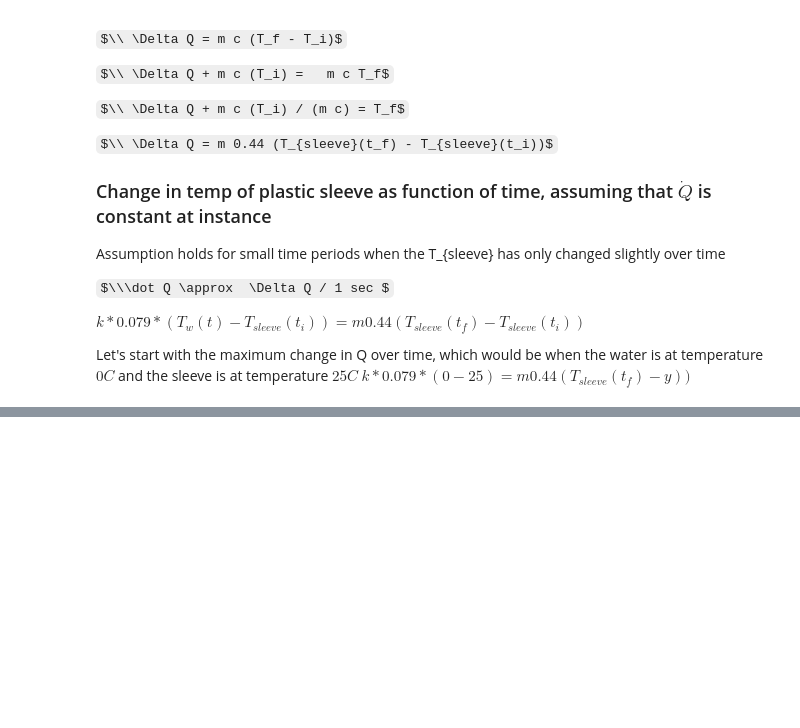
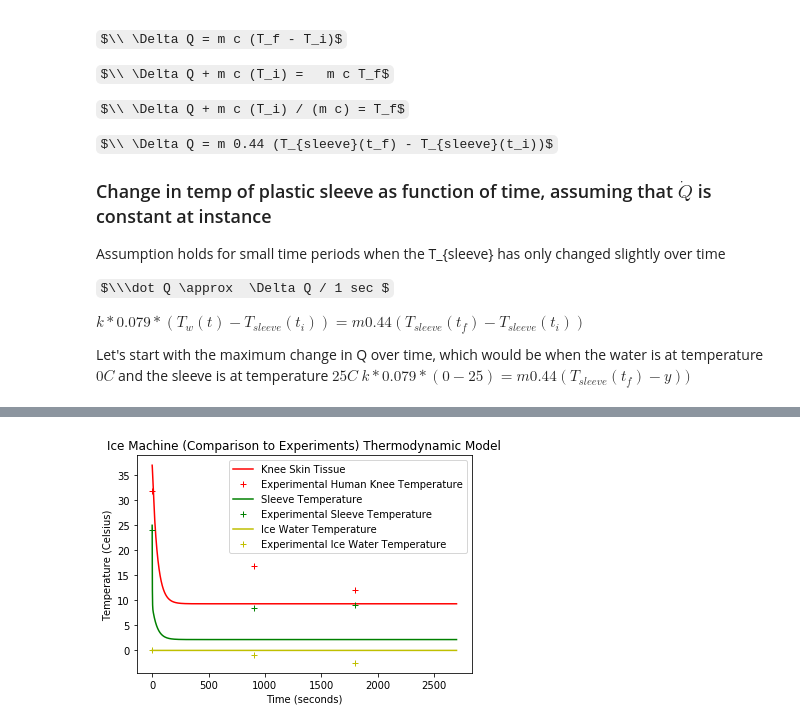
Before and after one commit to Saqibm128/Cryotherapy-Knee-Pad-Simulation, a Jupyter notebook: Iceman Thermal Engineering Analysis.ipynb, the cells around one changed output, grey strips where cells are left out. Drawn from its saved outputs; the diff is of its cells as text; code cells hidden in the pictures; some formulas as TeX source; blank space fills up the shorter version.

```diff
--- a/Iceman Thermal Engineering Analysis.ipynb
+++ b/Iceman Thermal Engineering Analysis.ipynb
@@ -293,0 +377,15 @@ plt.show()
+# %%
+plt.title("Ice Machine (Comparison to Experiments) Thermodynamic Model")
+plt.plot(kneeSkinTissue_three.T[0:60*45] - 273, 'r', label="Knee Skin Tissue")
+plt.plot([0, 15 * 60, 30*60],[31.9, 16.8, 12], 'r+', label = "Experimental Human Knee Temperature")
+plt.plot(sleeve_three.T[0:60*45] - 273, 'g', label="Sleeve Temperature")
+plt.plot([0, 15 * 60, 30*60],[24, 8.5, 9], 'g+', label = "Experimental Sleeve Temperature")
+plt.plot(iceWater_three.T[0:60*45] - 273, 'y', label="Ice Water Temperature")
+plt.plot([0, 15*60, 30*60], [0, -.9, -2.5], 'y+', label="Experimental Ice Water Temperature")
+plt.xlabel("Time (seconds)")
+plt.ylabel("Temperature (Celsius)")
+leg = plt.legend()
+plt.savefig("/mnt/c/Users/sawer/src/2310Model/ice_experimental_kg.png", dpi=600)
+plt.show()
+# %% [output]
+[figure, added]
```
Also changed, not shown: parts of 9 cells of this notebook, 4 other files.
